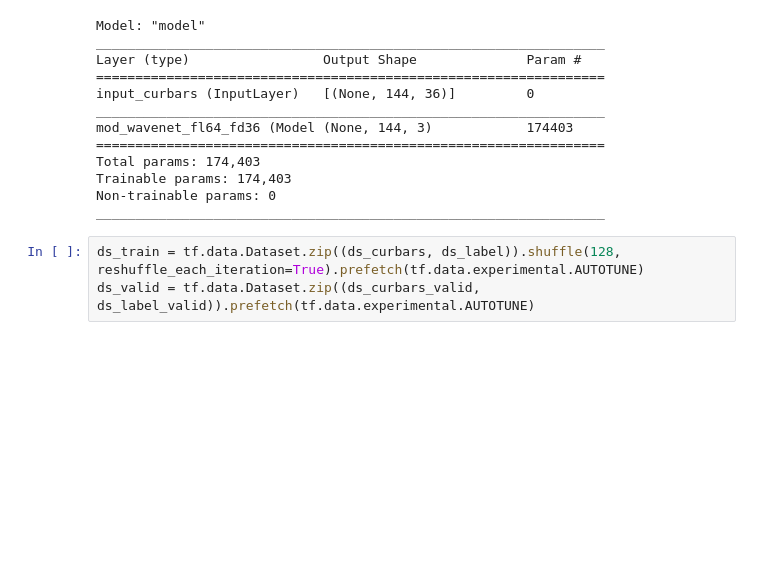
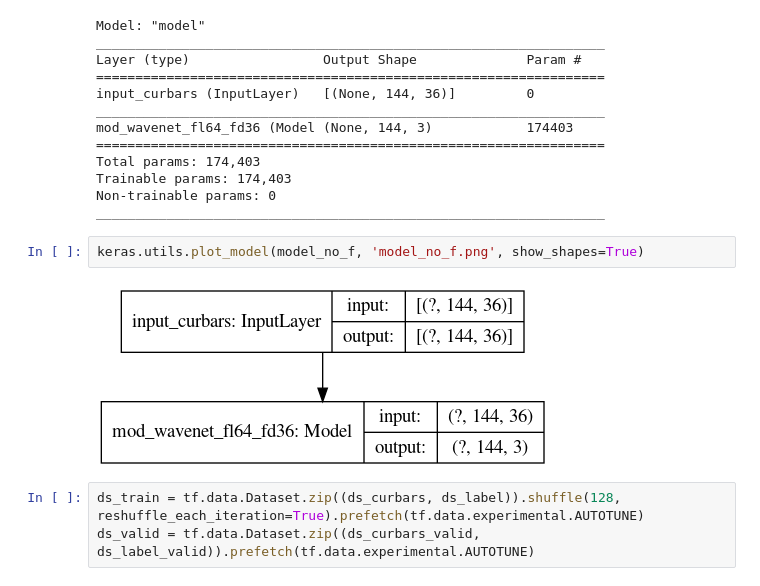
Before and after one commit to sinusgamma/probabilistic_wavenet_fx, a Jupyter notebook: wavenet_fx3.ipynb, the cells around one changed output. Drawn from its saved outputs; the diff is of its cells as text; blank space fills up the shorter version.

```diff
--- a/wavenet_fx3.ipynb
+++ b/wavenet_fx3.ipynb
@@ -516,6 +533,10 @@ Total params: 174,403
 Trainable params: 174,403
 Non-trainable params: 0
 _________________________________________________________________
+# %%
+keras.utils.plot_model(model_no_f, 'model_no_f.png', show_shapes=True)
+# %% [output]
+[figure, added]
 # %%
 ds_train = tf.data.Dataset.zip((ds_curbars, ds_label)).shuffle(128, reshuffle_each_iteration=True).prefetch(tf.data.experimental.AUTOTUNE)
 ds_valid = tf.data.Dataset.zip((ds_curbars_valid, ds_label_valid)).prefetch(tf.data.experimental.AUTOTUNE)
```
Also changed, not shown: parts of 40 cells of this notebook, 1 other file.
